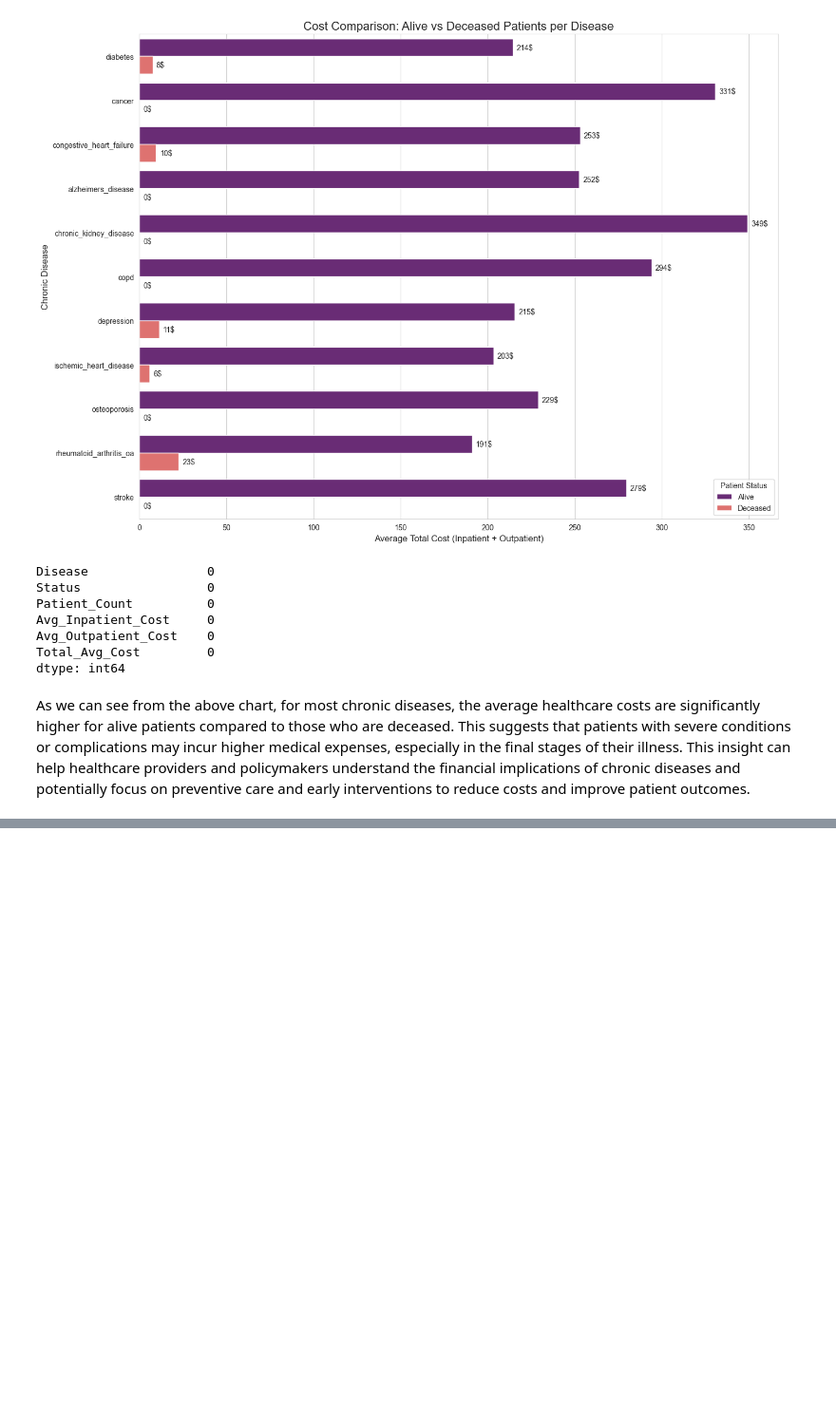
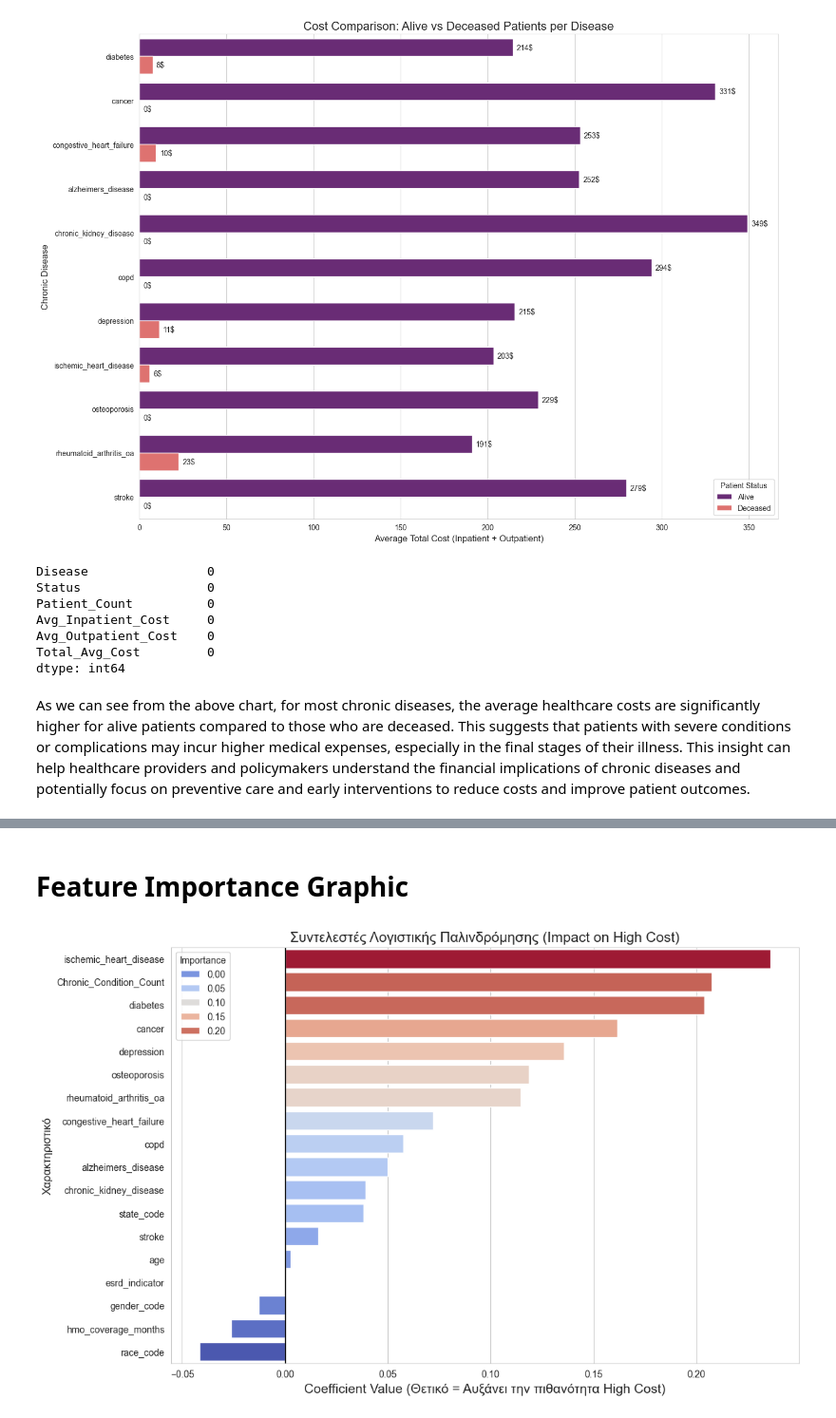
Before and after one commit to ClassiKaL1/medicare-data-mining, a Jupyter notebook: notebooks/Analysis_Medicare_2009.ipynb, the cells around one changed output, grey strips where cells are left out. Shown at 95% size. Drawn from its saved outputs; the diff is of its cells as text; code cells hidden in the pictures; blank space fills up the shorter version.

```diff
--- a/notebooks/Analysis_Medicare_2009.ipynb
+++ b/notebooks/Analysis_Medicare_2009.ipynb
@@ -352,0 +449,3 @@ As we can see from the above chart, for most chronic diseases, the average healt
+# %%
+X = df_2009[features]
+y = df_2009['is_high_cost']
@@ -352,0 +455,2 @@ As we can see from the above chart, for most chronic diseases, the average healt
+# %%
+X_train, X_test, y_train, y_test = train_test_split(X, y, test_size=0.3, random_state=42, stratify=y)
@@ -352,0 +459,4 @@ As we can see from the above chart, for most chronic diseases, the average healt
+# %%
+scaler = StandardScaler()
+X_train_scaled = scaler.fit_transform(X_train)
+X_test_scaled = scaler.transform(X_test)
@@ -352,0 +465,8 @@ As we can see from the above chart, for most chronic diseases, the average healt
+# %%
+log_reg = LogisticRegression(
+    max_iter    =1000,
+    class_weight='balanced',
+    solver      ='liblinear',
+    random_state=42
+)
+log_reg.fit(X_train_scaled, y_train)
@@ -352,0 +502,25 @@ As we can see from the above chart, for most chronic diseases, the average healt
+# %% [markdown]
+# Feature Importance Graphic
+# %%
+importances = log_reg.coef_[0]
+feature_names = X.columns
+
+feature_importance_df = pd.DataFrame({
+    'Feature': feature_names,
+    'Importance': importances
+}).sort_values(by='Importance', ascending=False)
+
+plt.figure(figsize=(12, 8))
+sns.barplot(x       ='Importance',
+            y       ='Feature',
+            hue     ='Importance',
+            data    =feature_importance_df,
+            palette ='coolwarm')
+
+plt.title('Συντελεστές Λογιστικής Παλινδρόμησης (Impact on High Cost)', fontsize=15)
+plt.xlabel('Coefficient Value (Θετικό = Αυξάνει την πιθανότητα High Cost)', fontsize=14)
+plt.ylabel('Χαρακτηριστικό', fontsize=12)
+plt.axvline(x=0, color='black', linestyle='-', linewidth=1) # Γραμμή στο μηδέν
+plt.show()
+# %% [output]
+[figure, added]
```
Also changed, not shown: parts of 39 cells of this notebook, 1 other file.
